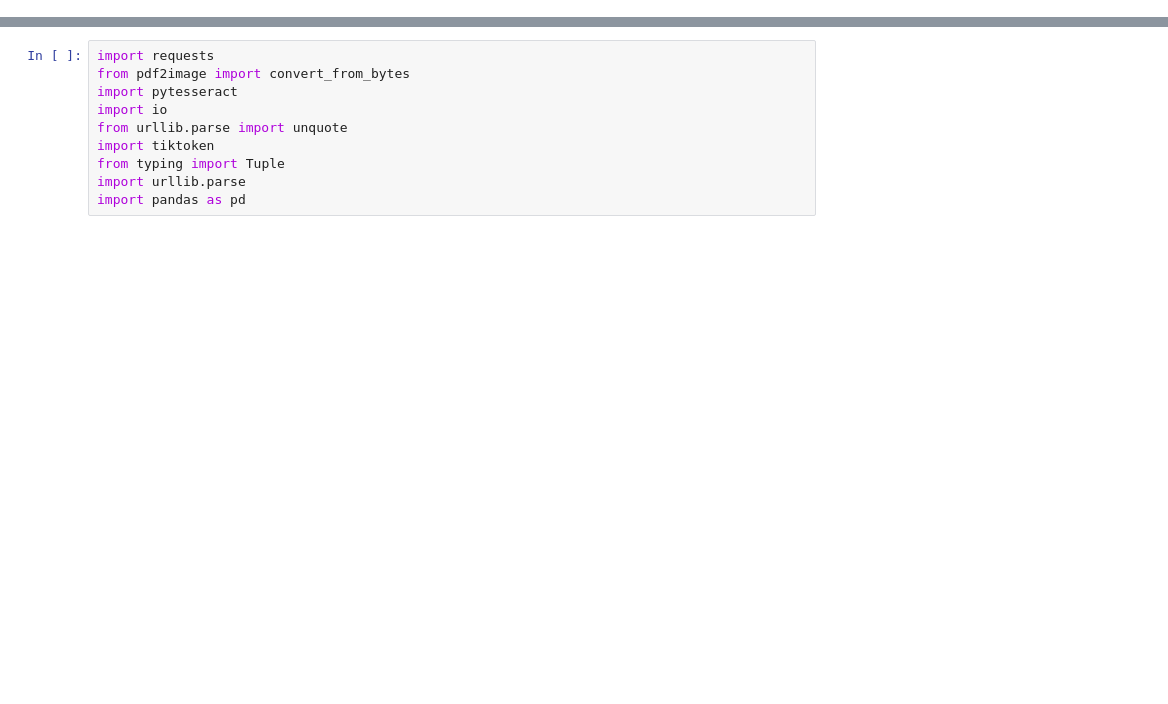
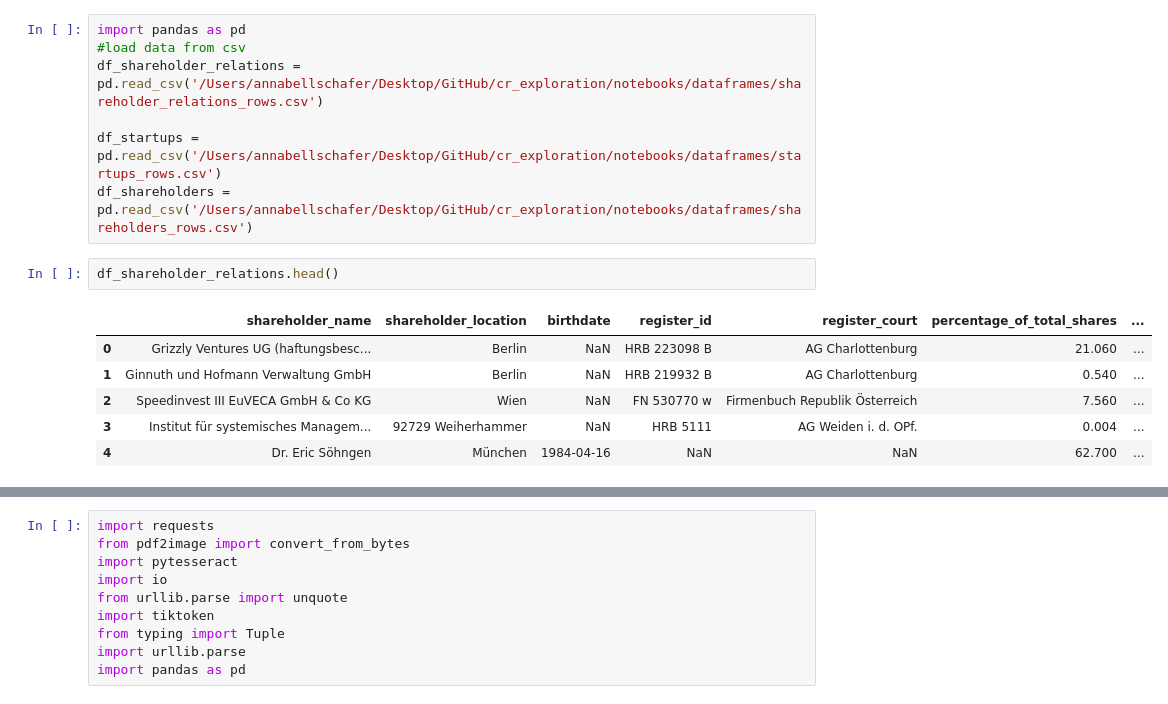
Before and after one commit to annabellscha/cr_exploration, a Jupyter notebook: notebooks/data_cleaning.ipynb, the cells around one changed output, grey strips where cells are left out. Saved outputs shown, nothing was run; the diff lists cells and outputs as text; blank space fills up the shorter version.

```diff
--- a/notebooks/data_cleaning.ipynb
+++ b/notebooks/data_cleaning.ipynb
@@ -108,0 +1,16 @@ print(df_shareholder_names_cleaned)
+# %%
+import pandas as pd
+#load data from csv
+df_shareholder_relations = pd.read_csv('/Users/annabellschafer/Desktop/GitHub/cr_exploration/notebooks/dataframes/shareholder_relations_rows.csv')
+
+df_startups = pd.read_csv('/Users/annabellschafer/Desktop/GitHub/cr_exploration/notebooks/dataframes/startups_rows.csv')
+df_shareholders = pd.read_csv('/Users/annabellschafer/Desktop/GitHub/cr_exploration/notebooks/dataframes/shareholders_rows.csv')
+# %%
+df_shareholder_relations.head()
+# %% [output]
+|  | shareholder_name | shareholder_location | birthdate | register_id | register_court | percentage_of_total_shares | ... |
+| 0 | Grizzly Ventures UG (haftungsbesc... | Berlin | NaN | HRB 223098 B | AG Charlottenburg | 21.060 | ... |
+| 1 | Ginnuth und Hofmann Verwaltung GmbH | Berlin | NaN | HRB 219932 B | AG Charlottenburg | 0.540 | ... |
+| 2 | Speedinvest III EuVECA GmbH & Co KG | Wien | NaN | FN 530770 w | Firmenbuch Republik Österreich | 7.560 | ... |
+| 3 | Institut für systemisches Managem... | 92729 Weiherhammer | NaN | HRB 5111 | AG Weiden i. d. OPf. | 0.004 | ... |
+| 4 | Dr. Eric Söhngen | München | 1984-04-16 | NaN | NaN | 62.700 | ... |
```
Also changed, not shown: parts of 30 cells of this notebook, 28 other files.
